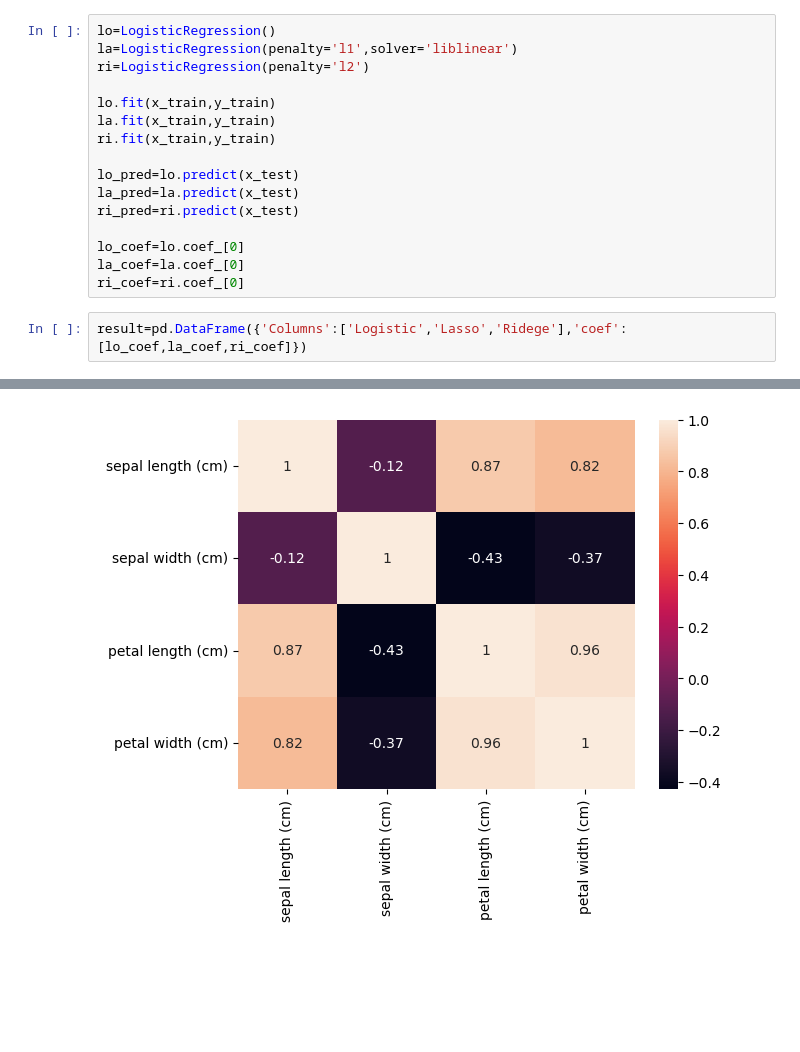
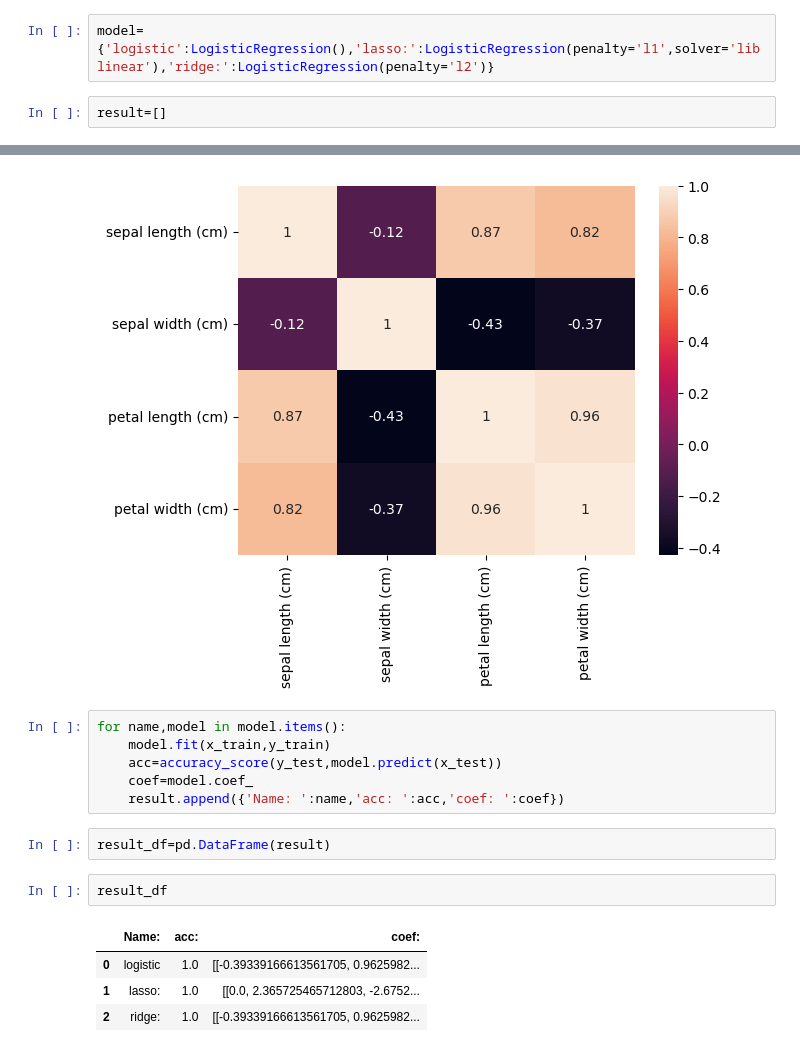
Before and after one commit to chaitanya3131/Machine-Learning-Practice, a Jupyter notebook: ml_p5.ipynb, the cells around one changed output, grey strips where cells are left out. Saved outputs shown, nothing was run; the diff lists cells and outputs as text; blank space fills up the shorter version.

Commit message:
practiced logistic with l1 and l2

```diff
--- a/ml_p5.ipynb
+++ b/ml_p5.ipynb
@@ -12,20 +12,6 @@ data=load_iris(as_frame=True)
 x=data.data
 y=data.target
 # %%
-lo=LogisticRegression()
-la=LogisticRegression(penalty='l1',solver='liblinear')
-ri=LogisticRegression(penalty='l2')
-
-lo.fit(x_train,y_train)
-la.fit(x_train,y_train)
-ri.fit(x_train,y_train)
-
-lo_pred=lo.predict(x_test)
-la_pred=la.predict(x_test)
-ri_pred=ri.predict(x_test)
-
-lo_coef=lo.coef_[0]
-la_coef=la.coef_[0]
-ri_coef=ri.coef_[0]
+model={'logistic':LogisticRegression(),'lasso:':LogisticRegression(penalty='l1',solver='liblinear'),'ridge:':LogisticRegression(penalty='l2')}
 # %%
-result=pd.DataFrame({'Columns':['Logistic','Lasso','Ridege'],'coef':[lo_coef,la_coef,ri_coef]})
+result=[]
@@ -43,3 +22,18 @@ sns.heatmap(x.corr(),annot=True)
 # %% [output]
 <Axes: >
 [figure]
+# %%
+for name,model in model.items():
+    model.fit(x_train,y_train)
+    acc=accuracy_score(y_test,model.predict(x_test))
+    coef=model.coef_
+    result.append({'Name: ':name,'acc: ':acc,'coef: ':coef})
+# %%
+result_df=pd.DataFrame(result)
+# %%
+result_df
+# %% [output]
+|  | Name: | acc: | coef: |
+| 0 | logistic | 1.0 | [[-0.39339166613561705, 0.9625982... |
+| 1 | lasso: | 1.0 | [[0.0, 2.365725465712803, -2.6752... |
+| 2 | ridge: | 1.0 | [[-0.39339166613561705, 0.9625982... |
```
Also changed, not shown: parts of 2 cells of this notebook, 1 other file.
